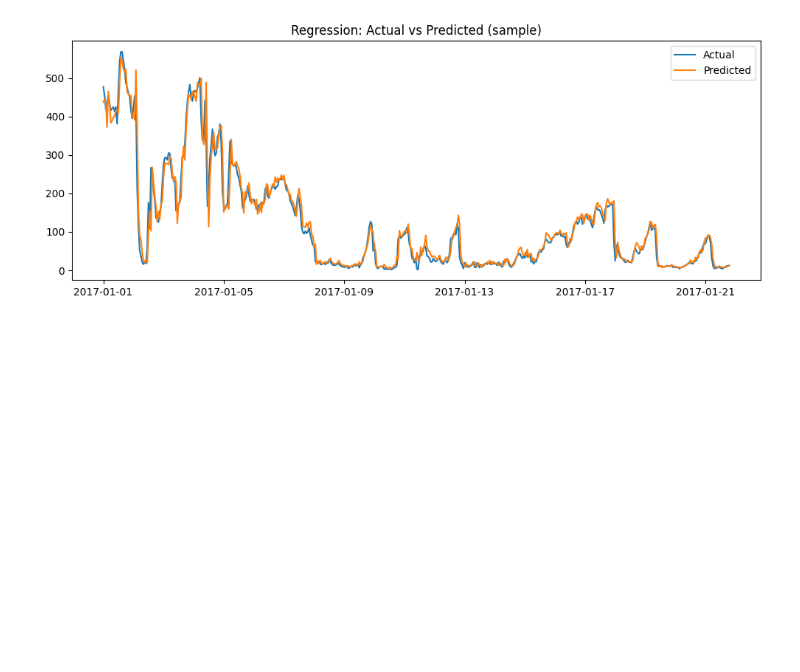
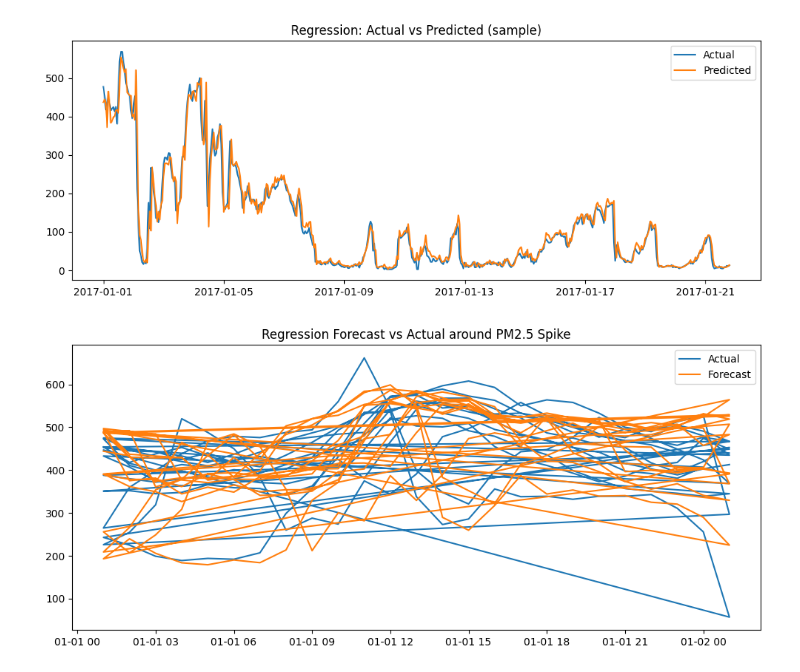
Before and after one commit to VTV-24/lab4, a Jupyter notebook: notebooks/runs/regression_modelling_run.ipynb, the cells around one changed output. Drawn from its saved outputs; the diff is of its cells as text; code cells hidden in the pictures; blank space fills up the shorter version.

```diff
--- a/notebooks/runs/regression_modelling_run.ipynb
+++ b/notebooks/runs/regression_modelling_run.ipynb
@@ -195,3 +195,24 @@ Metrics:
 | 3 | 2017-01-01 03:00:00 | Aotizhongxin | 438.0 | 371.884739 |
 | 4 | 2017-01-01 04:00:00 | Aotizhongxin | 453.0 | 464.841039 |
 [figure]
+# %%
+
+threshold = pred_df["y_true"].quantile(0.99)
+
+spike_df = pred_df[pred_df["y_true"] >= threshold]
+
+center_time = spike_df.iloc[0]["datetime"]
+
+start = center_time - pd.Timedelta(hours=12)
+end   = center_time + pd.Timedelta(hours=12)
+
+mask = (pred_df["datetime"] >= start) & (pred_df["datetime"] <= end)
+
+plt.figure(figsize=(12,5))
+plt.plot(pred_df.loc[mask, "datetime"], pred_df.loc[mask, "y_true"], label="Actual")
+plt.plot(pred_df.loc[mask, "datetime"], pred_df.loc[mask, "y_pred"], label="Forecast")
+plt.legend()
+plt.title("Regression Forecast vs Actual around PM2.5 Spike")
+plt.show()
+# %% [output]
+[figure, added]
```
Also changed, not shown: parts of 2 cells of this notebook, 4 other files.
